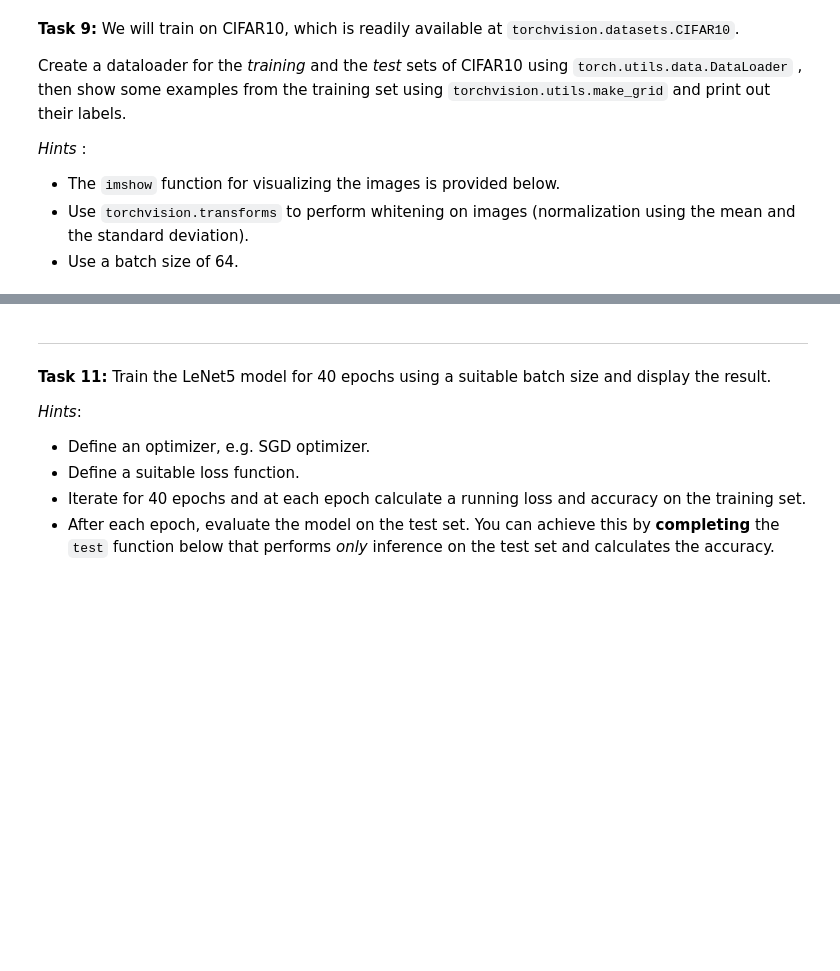
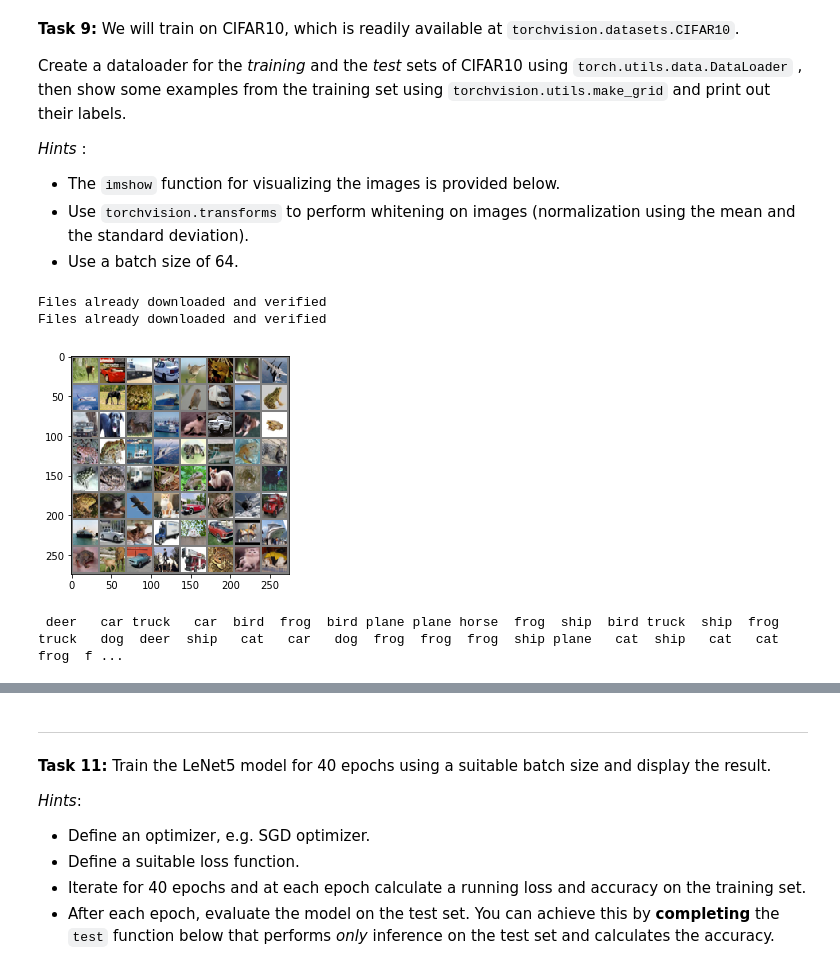
Before and after one commit to FilipBerglund/TBMI26, a Jupyter notebook: lab3/lab3.ipynb, the cells around one changed output, grey strips where cells are left out. Cells and saved outputs as stored; diff of their text form; code cells hidden in the pictures; blank space fills up the shorter version.

```diff
--- a/lab3/lab3.ipynb
+++ b/lab3/lab3.ipynb
@@ -283,27 +324,48 @@ Create a dataloader for the *training* and the *test* sets of CIFAR10 using `tor
 # %%
 import matplotlib.pyplot as plt
 import numpy as np
+import torchvision as torchvision
+
 
 def imshow(img):
     img = img * 0.2 + 0.5  # Un-Normalize, Change according to your normalization
     npimg = img.numpy()
     plt.imshow(np.transpose(npimg, (1, 2, 0)))
     plt.show()
     return npimg.mean()
 
 classes = ('plane', 'car', 'bird', 'cat', 'deer', 'dog', 'frog', 'horse', 'ship', 'truck')
 
 # YOUR CODE HERE
-raise NotImplementedError()
+transform = torchvision.transforms.Compose(
+    [torchvision.transforms.ToTensor(),
+     torchvision.transforms.Normalize((0.5, 0.5, 0.5), (0.2, 0.2, 0.2))])
+
+batch_size = 64
+
+trainset = torchvision.datasets.CIFAR10(root='./data', train=True,
+                                        download=True, transform=transform)
+trainloader = torch.utils.data.DataLoader(trainset, batch_size=batch_size,
+                                          shuffle=True, num_workers=2)
+
+testset = torchvision.datasets.CIFAR10(root='./data', train=False,
+                                       download=True, transform=transform)
+testloader = torch.utils.data.DataLoader(testset, batch_size=batch_size,
+                                         shuffle=False, num_workers=2)
 
 # Show some random images
 dataiter = iter(trainloader)
 images, labels = dataiter.next()
 grid_img = torchvision.utils.make_grid(images)
 imshow(grid_img)
 
 # Print labels
 print(' '.join('%5s' % classes[labels[j]] for j in range(batch_size)))
+# %% [output]
+Files already downloaded and verified
+Files already downloaded and verified
+[figure, added]
+ deer   car truck   car  bird  frog  bird plane plane horse  frog  ship  bird truck  ship  frog truck   dog  deer  ship   cat   car   dog  frog  frog  frog  ship plane   cat  ship   cat   cat  frog  f ...
 # %%
 ### TEST CELL. PLEASE DON'T CHANGE ###
 assert(grid_img.std()>0.8)
```
Also changed, not shown: parts of 9 cells of this notebook.
